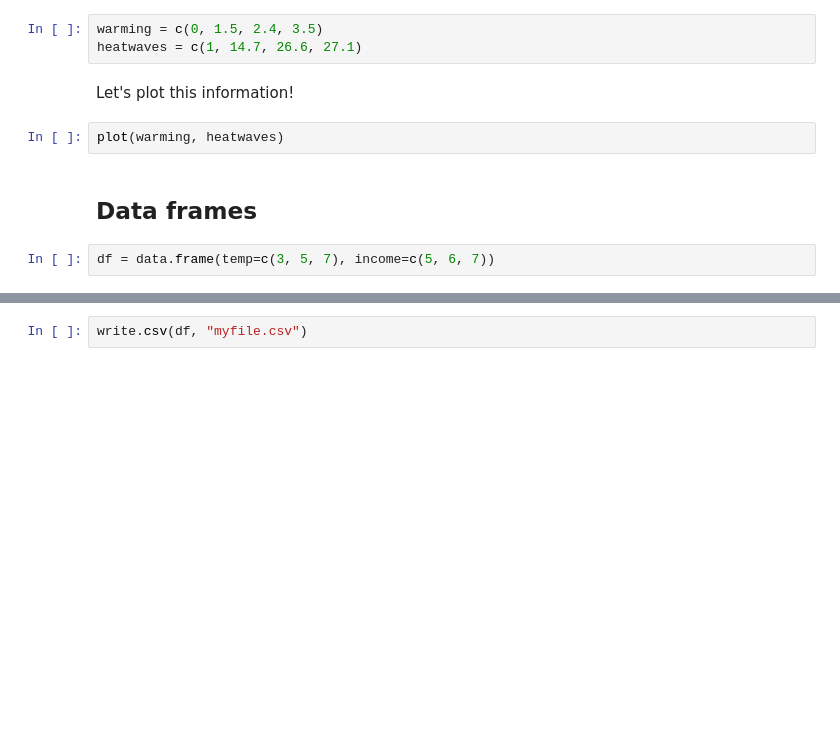
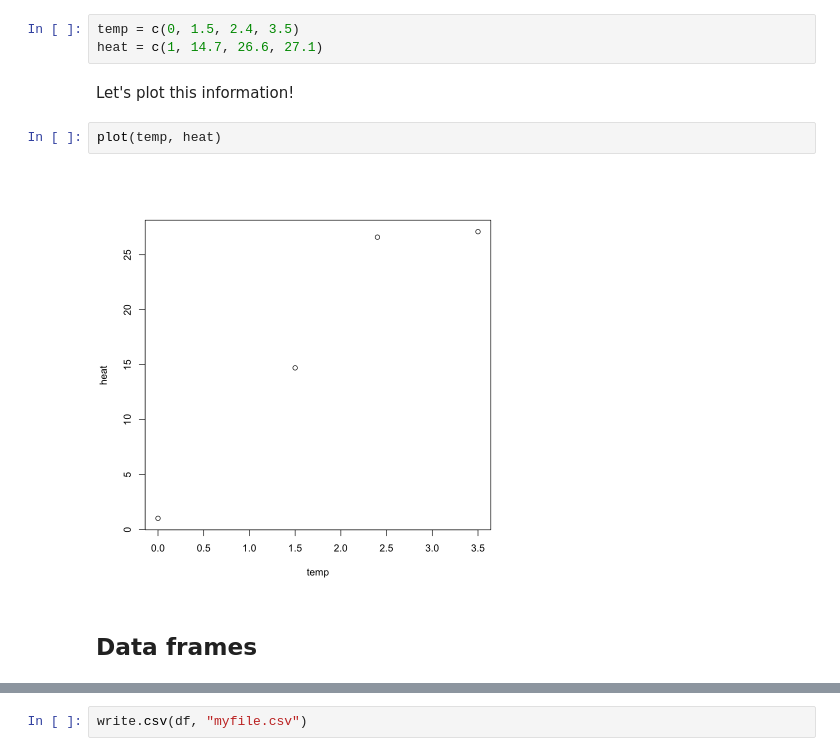
Before and after one commit to jrising/ccecon2025, a Jupyter notebook: Week 1 - Introducing R.ipynb, the cells around one changed output, grey strips where cells are left out. Saved outputs shown, nothing was run; the diff lists cells and outputs as text; blank space fills up the shorter version.

```diff
--- a/Week 1 - Introducing R.ipynb
+++ b/Week 1 - Introducing R.ipynb
@@ -116,13 +230,13 @@ Go to https://myclimatefuture.info.
 # %% [markdown]
 Now, let's put them all into `vector`s in R:
 # %%
-warming = c(0, 1.5, 2.4, 3.5)
-heatwaves = c(1, 14.7, 26.6, 27.1)
+temp = c(0, 1.5, 2.4, 3.5)
+heat = c(1, 14.7, 26.6, 27.1)
 # %% [markdown]
 Let's plot this information!
-# %%
-plot(warming, heatwaves)
+# %%
+plot(temp, heat)
+# %% [output]
+[figure, added]
 # %% [markdown]
 ## Data frames
-# %%
-df = data.frame(temp=c(3, 5, 7), income=c(5, 6, 7))
```
Also changed, not shown: parts of 69 cells of this notebook, 3 other files.
